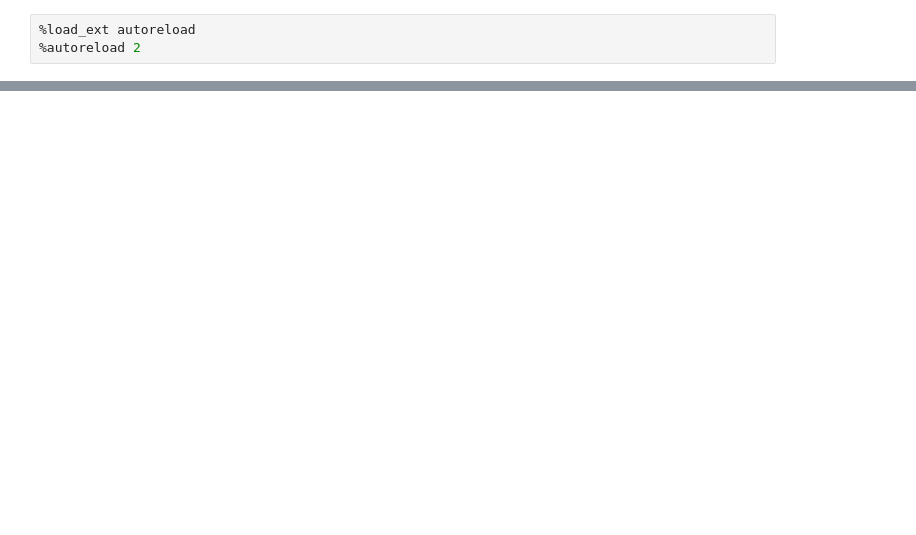
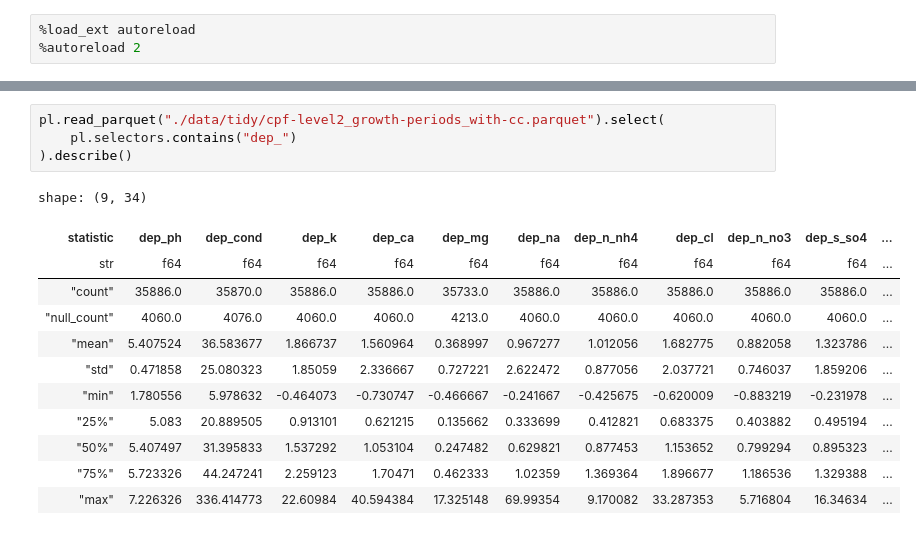
Before and after one commit to simlab-vs/icp-forest-xai, a Jupyter notebook: explore.ipynb, the cells around one changed output, grey strips where cells are left out. Cells and saved outputs as stored; diff of their text form; blank space fills up the shorter version.

```diff
--- a/explore.ipynb
+++ b/explore.ipynb
@@ -157,0 +217,17 @@ Text(0.5, 1.0, 'Distribution of temperature')
+# %%
+pl.read_parquet("./data/tidy/cpf-level2_growth-periods_with-cc.parquet").select(
+    pl.selectors.contains("dep_")
+).describe()
+# %% [output]
+shape: (9, 34)
+| statistic | dep_ph | dep_cond | dep_k | dep_ca | dep_mg | dep_na | dep_n_nh4 | dep_cl | dep_n_no3 | dep_s_so4 | ... |
+| str | f64 | f64 | f64 | f64 | f64 | f64 | f64 | f64 | f64 | f64 | ... |
+| "count" | 35886.0 | 35870.0 | 35886.0 | 35886.0 | 35733.0 | 35886.0 | 35886.0 | 35886.0 | 35886.0 | 35886.0 | ... |
+| "null_count" | 4060.0 | 4076.0 | 4060.0 | 4060.0 | 4213.0 | 4060.0 | 4060.0 | 4060.0 | 4060.0 | 4060.0 | ... |
+| "mean" | 5.407524 | 36.583677 | 1.866737 | 1.560964 | 0.368997 | 0.967277 | 1.012056 | 1.682775 | 0.882058 | 1.323786 | ... |
+| "std" | 0.471858 | 25.080323 | 1.85059 | 2.336667 | 0.727221 | 2.622472 | 0.877056 | 2.037721 | 0.746037 | 1.859206 | ... |
+| "min" | 1.780556 | 5.978632 | -0.464073 | -0.730747 | -0.466667 | -0.241667 | -0.425675 | -0.620009 | -0.883219 | -0.231978 | ... |
+| "25%" | 5.083 | 20.889505 | 0.913101 | 0.621215 | 0.135662 | 0.333699 | 0.412821 | 0.683375 | 0.403882 | 0.495194 | ... |
+| "50%" | 5.407497 | 31.395833 | 1.537292 | 1.053104 | 0.247482 | 0.629821 | 0.877453 | 1.153652 | 0.799294 | 0.895323 | ... |
+| "75%" | 5.723326 | 44.247241 | 2.259123 | 1.70471 | 0.462333 | 1.02359 | 1.369364 | 1.896677 | 1.186536 | 1.329388 | ... |
+| "max" | 7.226326 | 336.414773 | 22.60984 | 40.594384 | 17.325148 | 69.99354 | 9.170082 | 33.287353 | 5.716804 | 16.34634 | ... |
```
Also changed, not shown: parts of 9 cells of this notebook, 6 other files.
